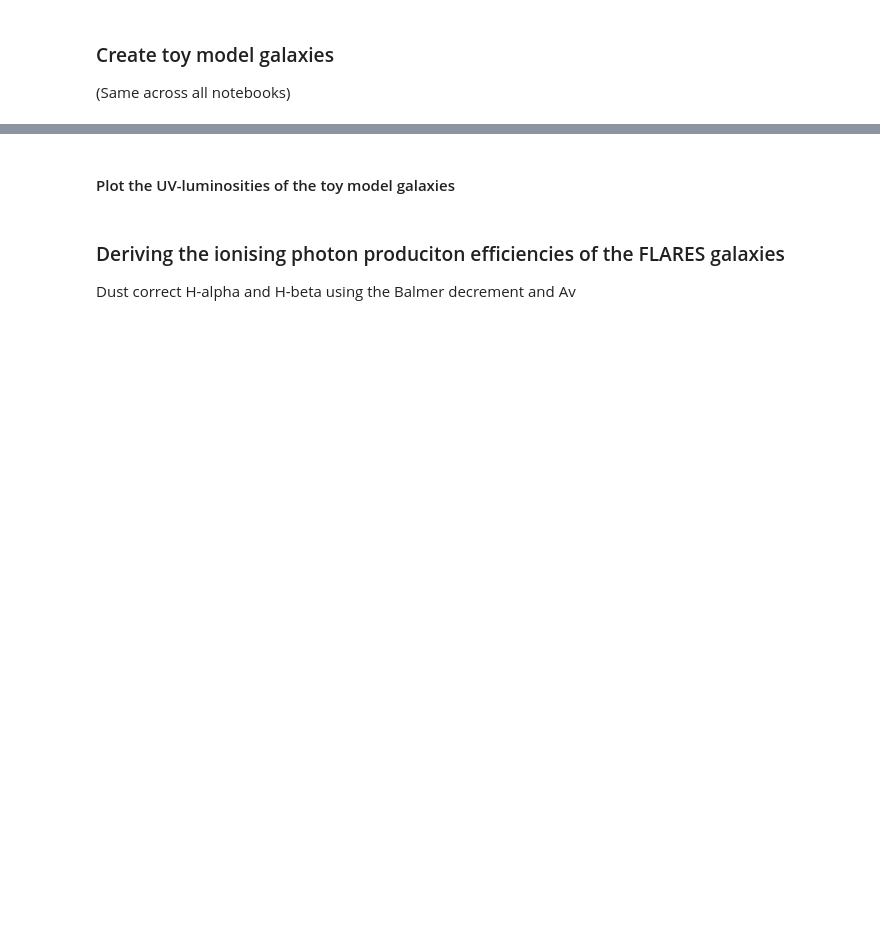
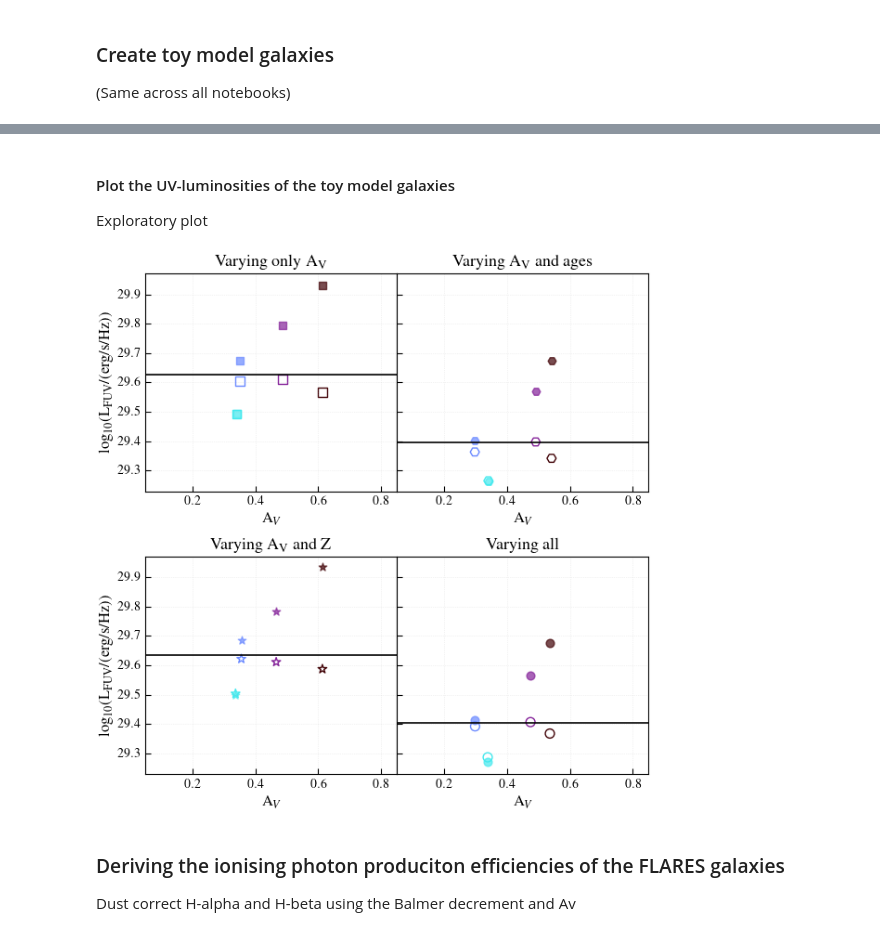
Before and after one commit to aswinpvijayan/line_ratio_reliability, a Jupyter notebook: ion_prod.ipynb, the cells around one changed output, grey strips where cells are left out. Cells and saved outputs as stored; diff of their text form; code cells hidden in the pictures; blank space fills up the shorter version.

```diff
--- a/ion_prod.ipynb
+++ b/ion_prod.ipynb
@@ -370,38 +492,41 @@ plt.show()
 # %% [markdown]
 #### Plot the UV-luminosities of the toy model galaxies
+
+Exploratory plot
 # %%
 fig, axs = plt.subplots(nrows = 2, ncols = 2, figsize=(7, 7), facecolor='w', edgecolor='k', sharex=False, sharey=True)
 axs = axs.ravel()
 
 stitle = [r'Varying only A$_{\mathrm{V}}$', r'Varying A$_{\mathrm{V}}$ and ages', r'Varying A$_{\mathrm{V}}$ and Z', 'Varying all']
 
 for jj, ax in enumerate(axs):
 
     ax.axhline(y=np.log10(Luv[1][jj]), color='black')
 
     for ii in range(num_gals):
-        color = plt.cm.tab10(ii)
-
+        color = colors[ii]
 
         ax.scatter(Av[jj][ii], np.log10(Luv_Av[jj][ii]), color=color, s=40, marker=markers[jj], alpha=0.7)
 
 
         ax.scatter(Av[jj][ii], np.log10(Luv_decrement[jj][ii]), edgecolor=color, facecolor='None', s=50, marker=markers[jj])
 
     ax.grid(ls='dotted')
     ax.set_xlabel(r'A$_{V}$', fontsize=12)
     ax.set_xlim(0.05, 0.85)
     # ax.set_ylim(24.6, 25.45)
     ax.set_title(stitle[jj], fontsize=13)
 
 
 axs[2].set_xlabel(r'A$_{V}$', fontsize=12)
 axs[3].set_xlabel(r'A$_{V}$', fontsize=12)
 axs[0].set_ylabel(r'log$_{10}$(L$_{\rm FUV}$/(erg/s/Hz))', fontsize=12)
 axs[2].set_ylabel(r'log$_{10}$(L$_{\rm FUV}$/(erg/s/Hz))', fontsize=12)
 
 fig.subplots_adjust(hspace=0.3, wspace=0.)
 plt.show()
+# %% [output]
+[figure, added]
 # %% [markdown]
 ### Deriving the ionising photon produciton efficiencies of the FLARES galaxies
 Dust correct H-alpha and H-beta using the Balmer decrement and Av
```
Also changed, not shown: parts of 17 cells of this notebook, 2 other files.
